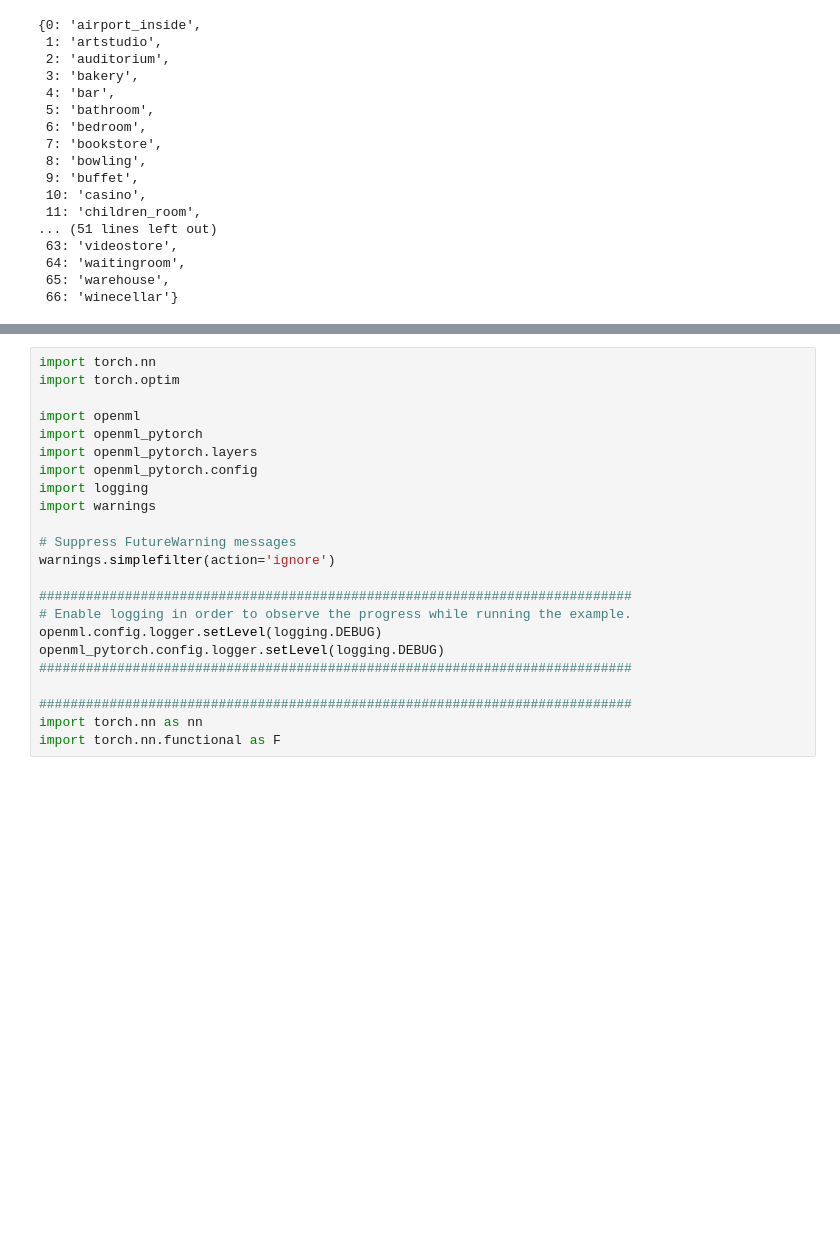
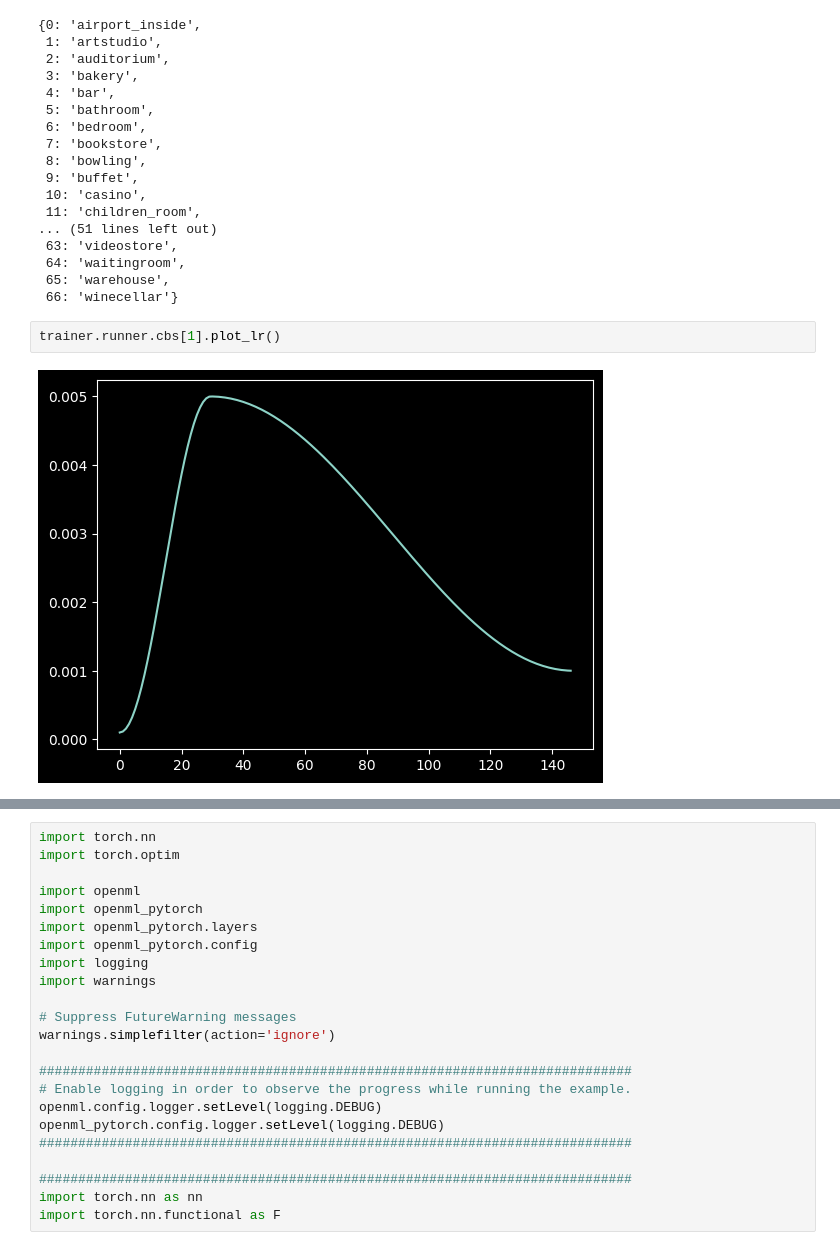
Before and after one commit to openml/openml-pytorch, a Jupyter notebook: test_new_dataloader.ipynb, the cells around one changed output, grey strips where cells are left out. Drawn from its saved outputs; the diff is of its cells as text; blank space fills up the shorter version.

```diff
--- a/test_new_dataloader.ipynb
+++ b/test_new_dataloader.ipynb
@@ -117,6 +297,10 @@ trainer.learn.label_mapping
  64: 'waitingroom',
  65: 'warehouse',
  66: 'winecellar'}
+# %%
+trainer.runner.cbs[1].plot_lr()
+# %% [output]
+[figure, added]
 # %%
 trainer.runner.cbs[1].plot_loss()
 # %% [output]
```
Also changed, not shown: parts of 15 cells of this notebook, 3 other files.
